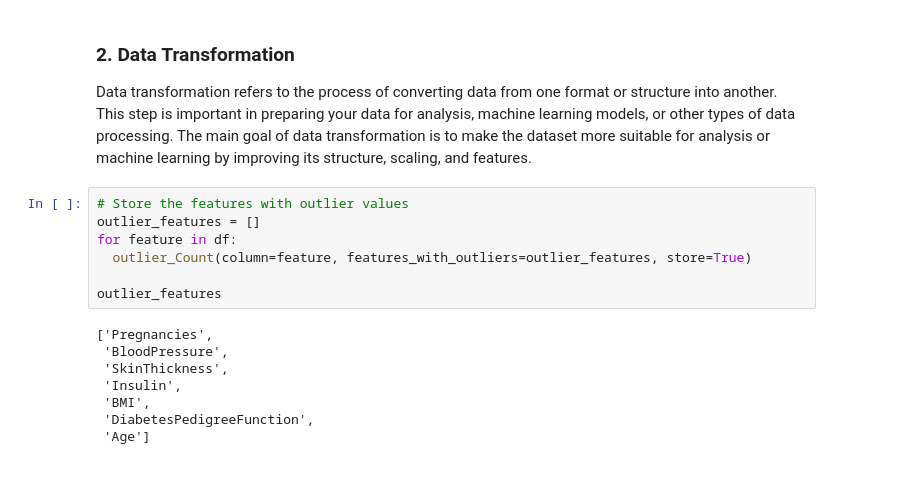
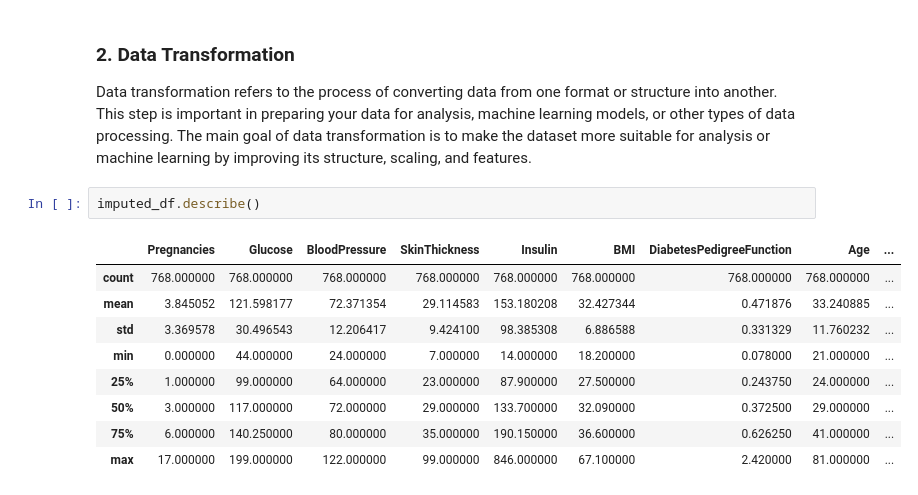
Before and after one commit to Just-Aymz/Student-Database-Management, a Jupyter notebook: Untitled0.ipynb, the cells around one changed output. Cells and saved outputs as stored; diff of their text form.

```diff
--- a/Untitled0.ipynb
+++ b/Untitled0.ipynb
@@ -375,18 +365,15 @@ imputed_df.rename(dict(zip(imputed_columns, original_columns)), axis=1)
 # %% [markdown]
 ### 2. **Data Transformation**
 Data transformation refers to the process of converting data from one format or structure into another. This step is important in preparing your data for analysis, machine learning models, or other types of data processing. The main goal of data transformation is to make the dataset more suitable for analysis or machine learning by improving its structure, scaling, and features.
-# %%
-# Store the features with outlier values
-outlier_features = []
-for feature in df:
-  outlier_Count(column=feature, features_with_outliers=outlier_features, store=True)
-
-outlier_features
-# %% [output]
-['Pregnancies',
- 'BloodPressure',
- 'SkinThickness',
- 'Insulin',
- 'BMI',
- 'DiabetesPedigreeFunction',
- 'Age']
+# %%
+imputed_df.describe()
+# %% [output]
+|  | Pregnancies | Glucose | BloodPressure | SkinThickness | Insulin | BMI | DiabetesPedigreeFunction | Age | ... |
+| count | 768.000000 | 768.000000 | 768.000000 | 768.000000 | 768.000000 | 768.000000 | 768.000000 | 768.000000 | ... |
+| mean | 3.845052 | 121.598177 | 72.371354 | 29.114583 | 153.180208 | 32.427344 | 0.471876 | 33.240885 | ... |
+| std | 3.369578 | 30.496543 | 12.206417 | 9.424100 | 98.385308 | 6.886588 | 0.331329 | 11.760232 | ... |
+| min | 0.000000 | 44.000000 | 24.000000 | 7.000000 | 14.000000 | 18.200000 | 0.078000 | 21.000000 | ... |
+| 25% | 1.000000 | 99.000000 | 64.000000 | 23.000000 | 87.900000 | 27.500000 | 0.243750 | 24.000000 | ... |
+| 50% | 3.000000 | 117.000000 | 72.000000 | 29.000000 | 133.700000 | 32.090000 | 0.372500 | 29.000000 | ... |
+| 75% | 6.000000 | 140.250000 | 80.000000 | 35.000000 | 190.150000 | 36.600000 | 0.626250 | 41.000000 | ... |
+| max | 17.000000 | 199.000000 | 122.000000 | 99.000000 | 846.000000 | 67.100000 | 2.420000 | 81.000000 | ... |
```
Also changed, not shown: parts of 17 cells of this notebook.
